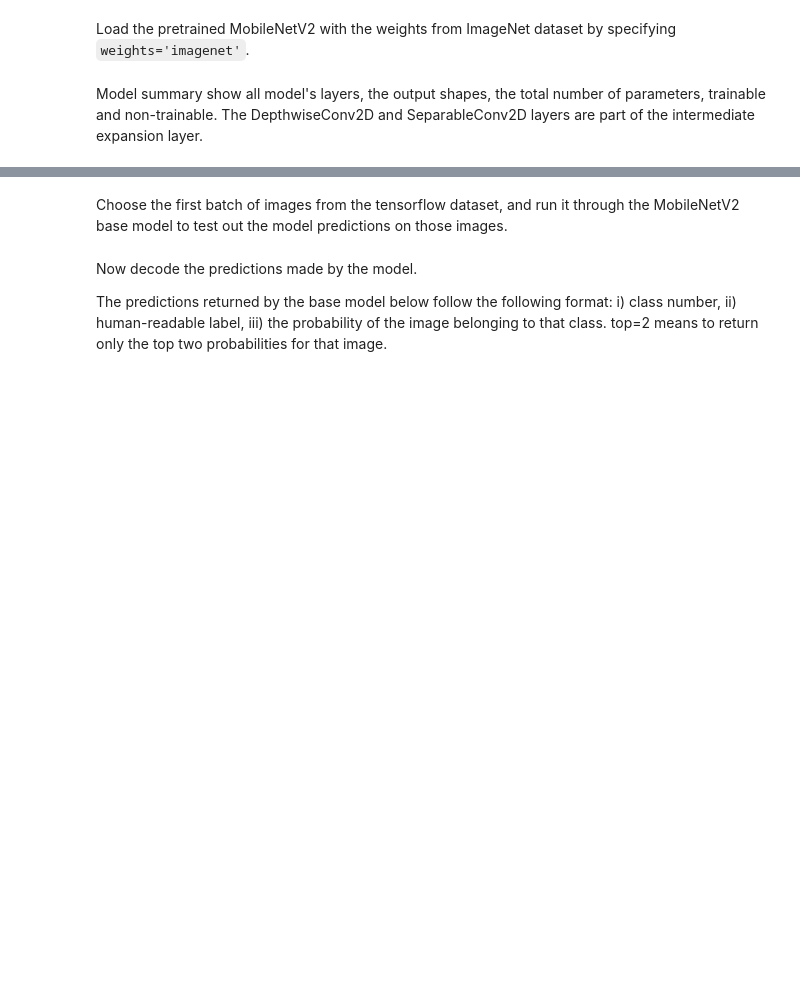
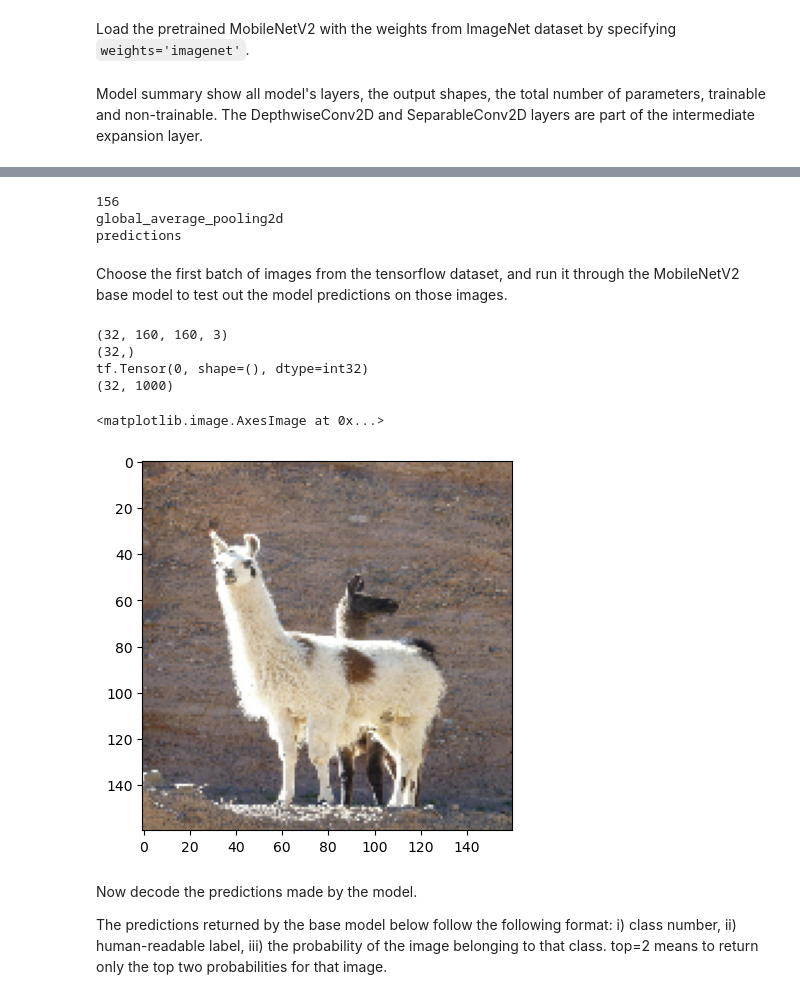
Before and after one commit to renanaferreira/CAA-repository, a Jupyter notebook: Lab7/MobileNet.ipynb, the cells around one changed output, grey strips where cells are left out. Cells and saved outputs as stored; diff of their text form; code cells hidden in the pictures; blank space fills up the shorter version.

```diff
--- a/Lab7/MobileNet.ipynb
+++ b/Lab7/MobileNet.ipynb
@@ -164,26 +245,41 @@ The DepthwiseConv2D and SeparableConv2D layers are part of the intermediate expa
 # %%
 #How many layers has the model
-nb_layers = ?
+nb_layers = len(base_model.layers)
+print(nb_layers)
 
 #Get the names of the last 2 layers (called top layers),
 #responsible for the predictions (classification) in the model.
 print(base_model.layers[nb_layers - 2].name)
 print(base_model.layers[nb_layers - 1].name)
+# %% [output]
+156
+global_average_pooling2d
+predictions
 # %% [markdown]
 Choose the first batch of images from the tensorflow dataset, and run it through the MobileNetV2 base model to test out the model predictions on those images.
 # %%
 image_batch, label_batch = next(iter(train_dataset))
 
 pred= base_model(image_batch)
 
 # Get the dimensions of image_batch, label_batch, pred
 # What are their meanings ?
 
-?
+print(image_batch.shape)
+print(label_batch.shape)
+print(label_batch[1])
+print(pred.shape)
 
 #Try to plot one image from image_batch
 
-?
+plt.imshow(image_batch[0]/255)
+# %% [output]
+(32, 160, 160, 3)
+(32,)
+tf.Tensor(0, shape=(), dtype=int32)
+(32, 1000)
+<matplotlib.image.AxesImage at 0x...>
+[figure, added]
 # %% [markdown]
 Now decode the predictions made by the model.
 
```
Also changed, not shown: parts of 23 cells of this notebook.
